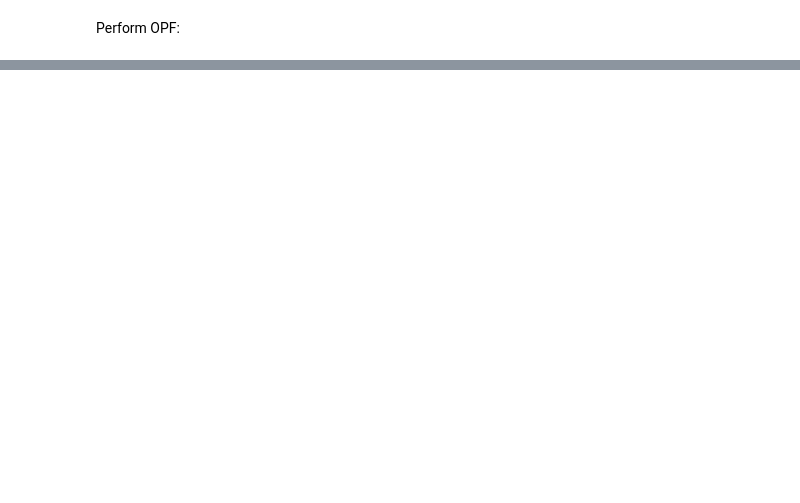
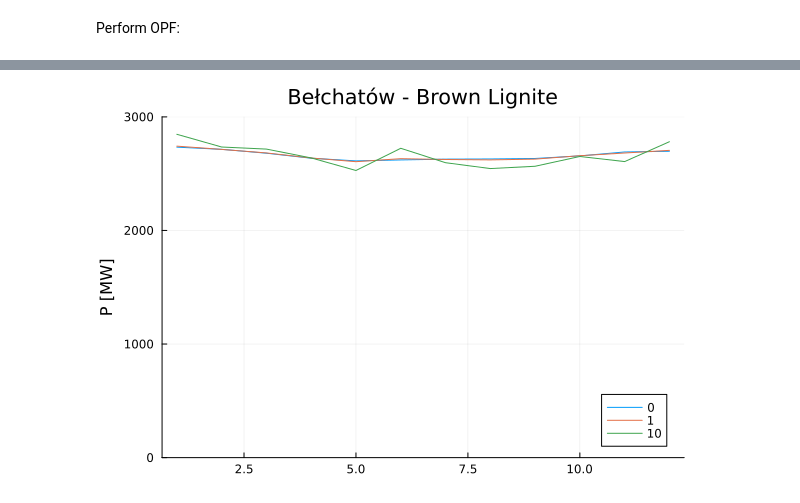
Before and after one commit to GeeeHesso/PowerData, a Jupyter notebook: run/TOPF_test.ipynb, the cells around one changed output, grey strips where cells are left out. Cells and saved outputs as stored; diff of their text form; code cells hidden in the pictures; blank space fills up the shorter version.

```diff
--- a/run/TOPF_test.ipynb
+++ b/run/TOPF_test.ipynb
@@ -47,0 +205,13 @@ P_results = Dict(partition => DataDrop.retrieve_matrix("$(data_dir)/P_result_$pa
+# %%
+gen_id = 263
+gen_name = "Bełchatów - Brown Lignite"
+
+plot()
+for noise ∈ ["0", "1", "10"]
+    P = DataDrop.retrieve_matrix("$(test_dir)/P_result_12_$noise.h5")
+    plot!(100 * P[gen_id, :], label=noise, title=gen_name)
+end
+ylabel!("P [MW]")
+ylims!(0, 3000)
+# %% [output]
+[figure, added]
```
Also changed, not shown: parts of 28 cells of this notebook, 3 other files.
